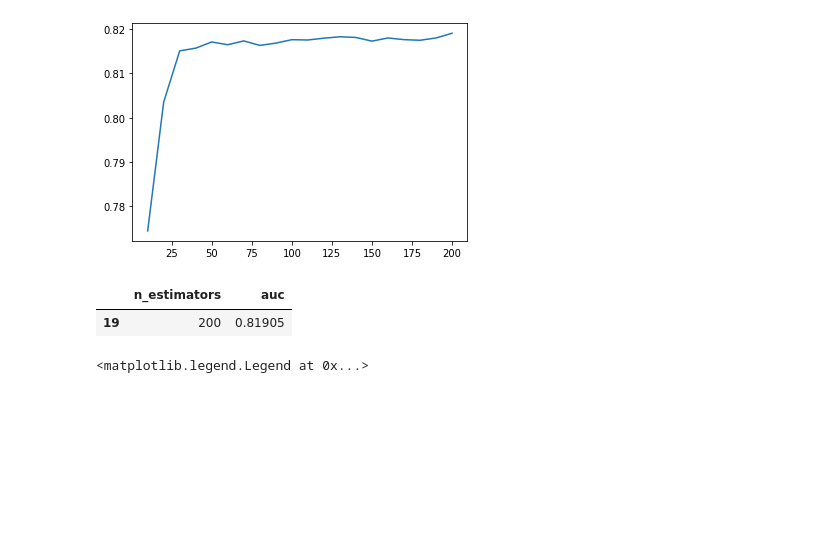
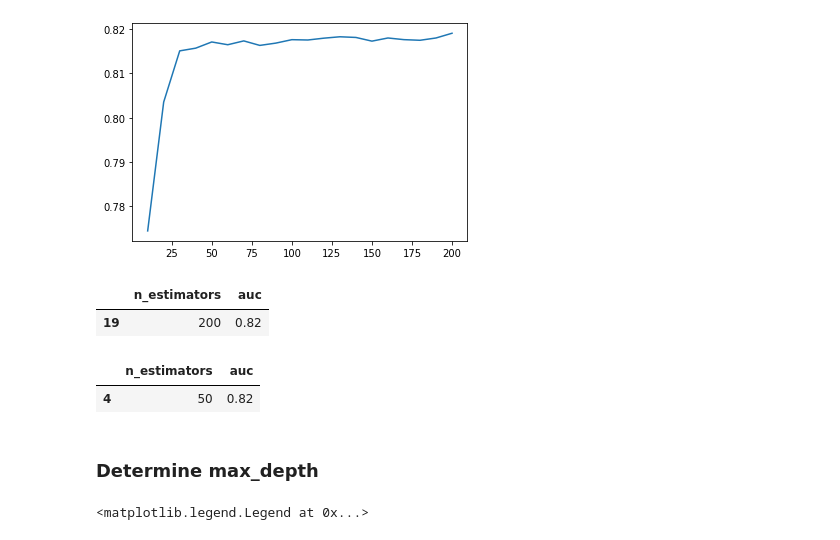
Before and after one commit to gregorywmorris/MLZoom2022, a Jupyter notebook: week_six/trees.ipynb, the cells around one changed output. Cells and saved outputs as stored; diff of their text form; code cells hidden in the pictures; blank space fills up the shorter version.

```diff
--- a/week_six/trees.ipynb
+++ b/week_six/trees.ipynb
@@ -664,10 +666,17 @@ plt.plot(df_scores.n_estimators, df_scores.auc)
 [<matplotlib.lines.Line2D at 0x...>]
 [figure]
 # %%
-df_scores[df_scores.auc == df_scores.auc.max()]
+round(df_scores[df_scores.auc == df_scores.auc.max()],2)
 # %% [output]
 |  | n_estimators | auc |
-| 19 | 200 | 0.81905 |
+| 19 | 200 | 0.82 |
+# %%
+round(df_scores[df_scores.n_estimators.values == 50],2)
+# %% [output]
+|  | n_estimators | auc |
+| 4 | 50 | 0.82 |
+# %% [markdown]
+### Determine max_depth
 # %%
 scores = []
 
```
Also changed, not shown: parts of 3 cells of this notebook.
